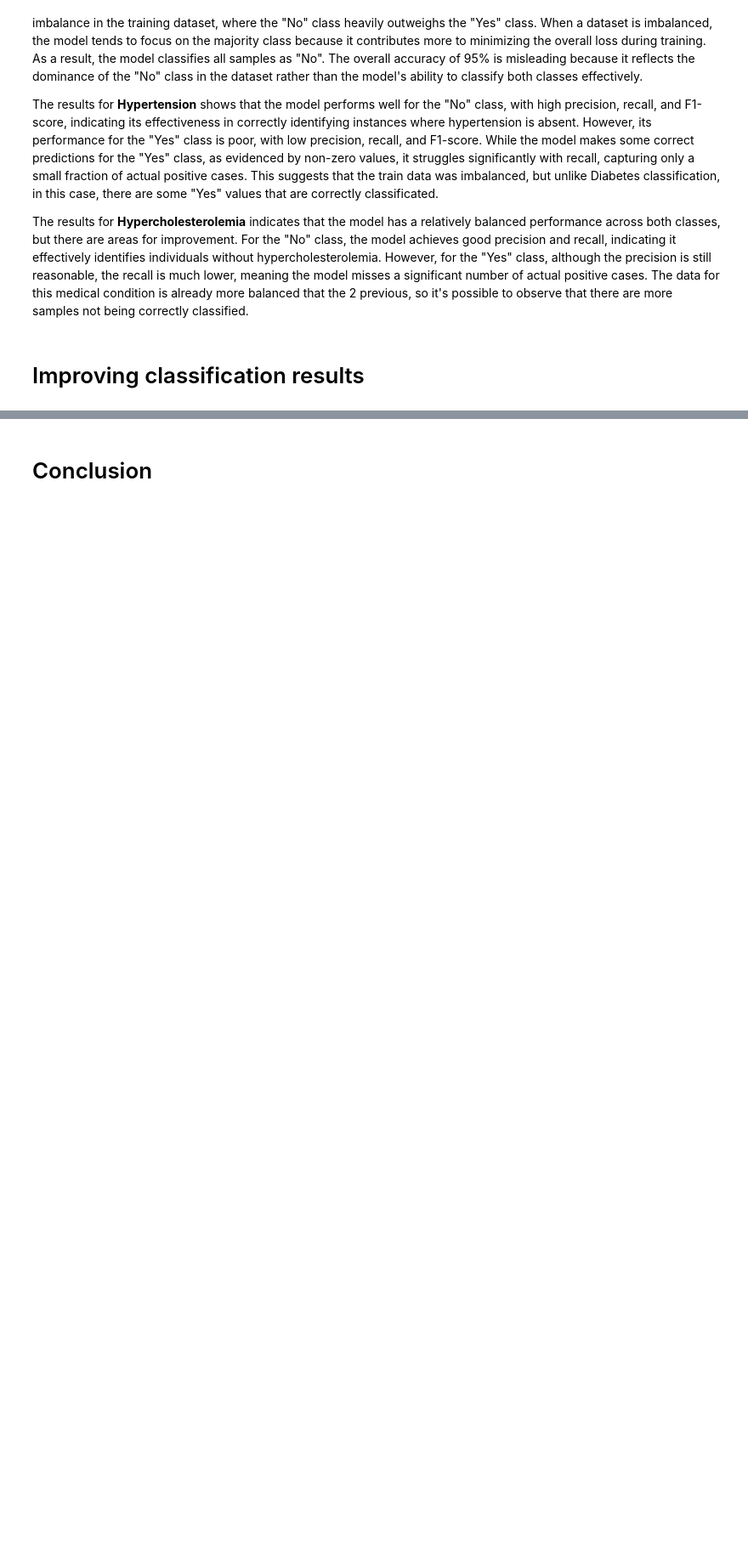
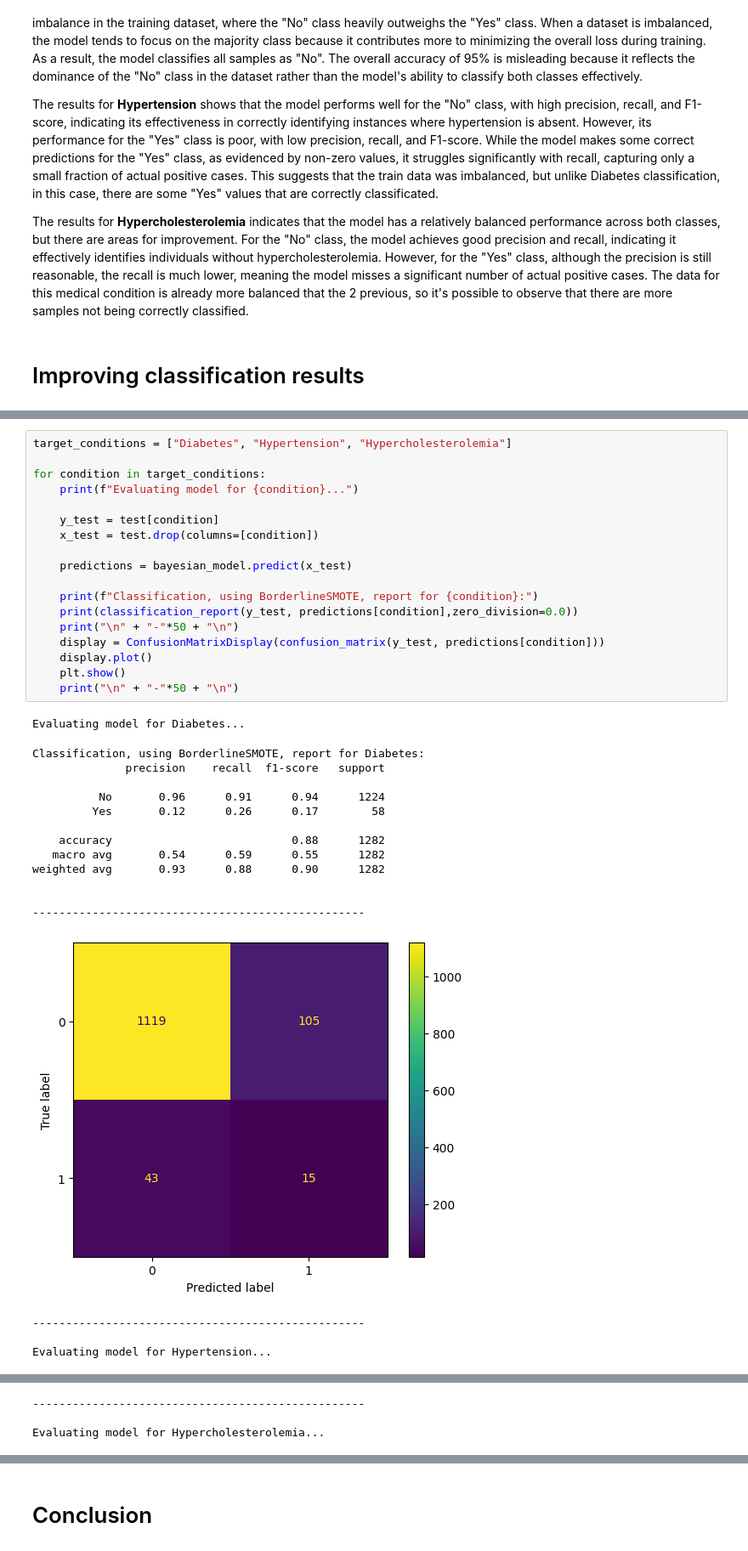
Before and after one commit to Hugana/Bayesian-Networks-AAA, a Jupyter notebook: P1_joao.ipynb, the cells around one changed output, grey strips where cells are left out. Shown at 85% size. Saved outputs shown, nothing was run; the diff lists cells and outputs as text; blank space fills up the shorter version.

```diff
--- a/P1_joao.ipynb
+++ b/P1_joao.ipynb
@@ -1125,0 +1335,36 @@ The results for **Hypercholesterolemia** indicates that the model has a relative
+# %%
+target_conditions = ["Diabetes", "Hypertension", "Hypercholesterolemia"]
+
+for condition in target_conditions:
+    print(f"Evaluating model for {condition}...")
+
+    y_test = test[condition]
+    x_test = test.drop(columns=[condition])
+
+    predictions = bayesian_model.predict(x_test)
+
+    print(f"Classification, using BorderlineSMOTE, report for {condition}:")
+    print(classification_report(y_test, predictions[condition],zero_division=0.0))
+    print("\n" + "-"*50 + "\n")
+    display = ConfusionMatrixDisplay(confusion_matrix(y_test, predictions[condition]))
+    display.plot()
+    plt.show()
+    print("\n" + "-"*50 + "\n")
+# %% [output]
+Evaluating model for Diabetes...
+Classification, using BorderlineSMOTE, report for Diabetes:
+              precision    recall  f1-score   support
+
+          No       0.96      0.91      0.94      1224
+         Yes       0.12      0.26      0.17        58
+
+    accuracy                           0.88      1282
+   macro avg       0.54      0.59      0.55      1282
+weighted avg       0.93      0.88      0.90      1282
+
+
+--------------------------------------------------
+[figure, added]
+--------------------------------------------------
+
+Evaluating model for Hypertension...
@@ -1125,0 +1384,3 @@ The results for **Hypercholesterolemia** indicates that the model has a relative
+--------------------------------------------------
+
+Evaluating model for Hypercholesterolemia...
```
Also changed, not shown: parts of 17 cells of this notebook, 11 other files.
